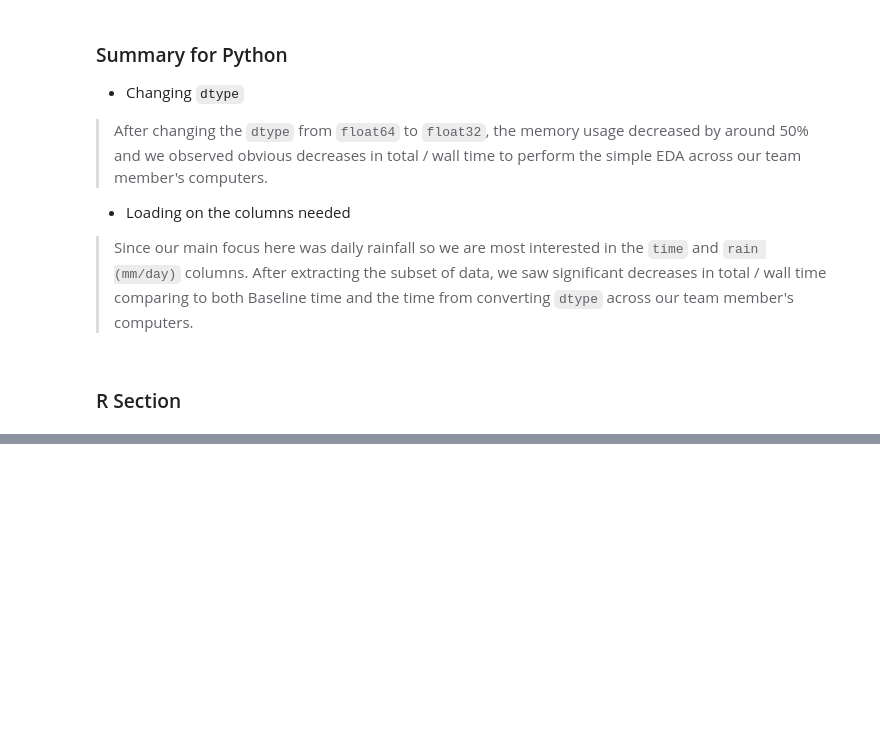
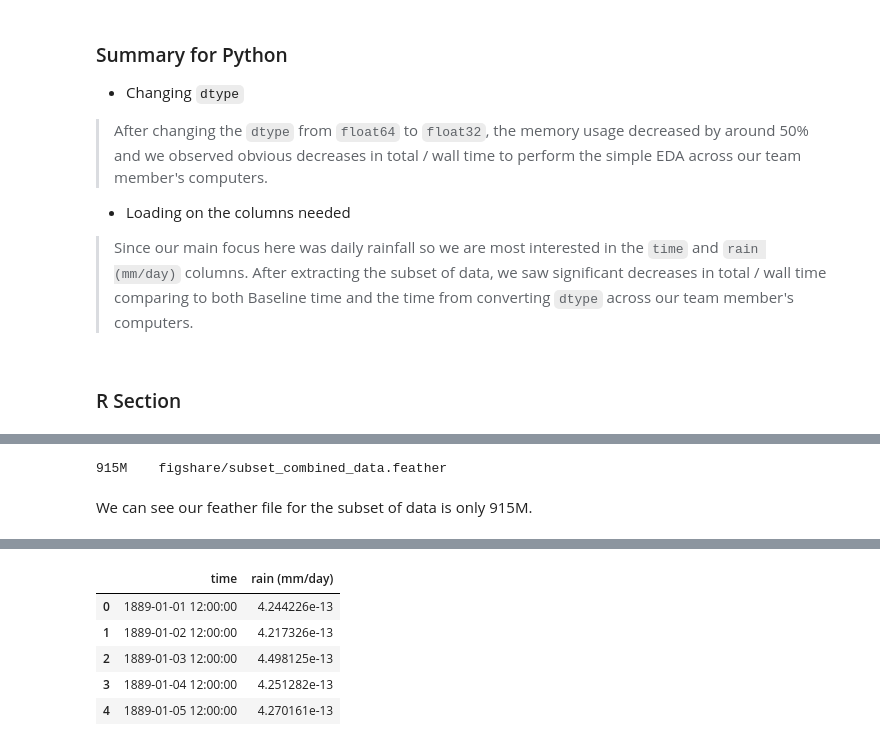
Before and after one commit to UBC-MDS/web_and_cloud_group_13, a Jupyter notebook: notebooks/milestone1.ipynb, the cells around one changed output, grey strips where cells are left out. Drawn from its saved outputs; the diff is of its cells as text; code cells hidden in the pictures; blank space fills up the shorter version.

```diff
--- a/notebooks/milestone1.ipynb
+++ b/notebooks/milestone1.ipynb
@@ -228,0 +262,13 @@ Wall time: 3.24 s
+# %%
+%%sh
+du -sh figshare/subset_combined_data.feather
+# %% [output]
+915M    figshare/subset_combined_data.feather
+# %% [markdown]
+We can see our feather file for the subset of data is only 915M.
+# %%
+%%time
+df_feather = pd.read_feather('figshare/subset_combined_data.feather',
+                     columns=['time', 'rain (mm/day)'])
+df_feather.head()
+# %% [output]
@@ -228,0 +277,6 @@ Wall time: 3.24 s
+|  | time | rain (mm/day) |
+| 0 | 1889-01-01 12:00:00 | 4.244226e-13 |
+| 1 | 1889-01-02 12:00:00 | 4.217326e-13 |
+| 2 | 1889-01-03 12:00:00 | 4.498125e-13 |
+| 3 | 1889-01-04 12:00:00 | 4.251282e-13 |
+| 4 | 1889-01-05 12:00:00 | 4.270161e-13 |
```
Also changed, not shown: parts of 20 cells of this notebook.
